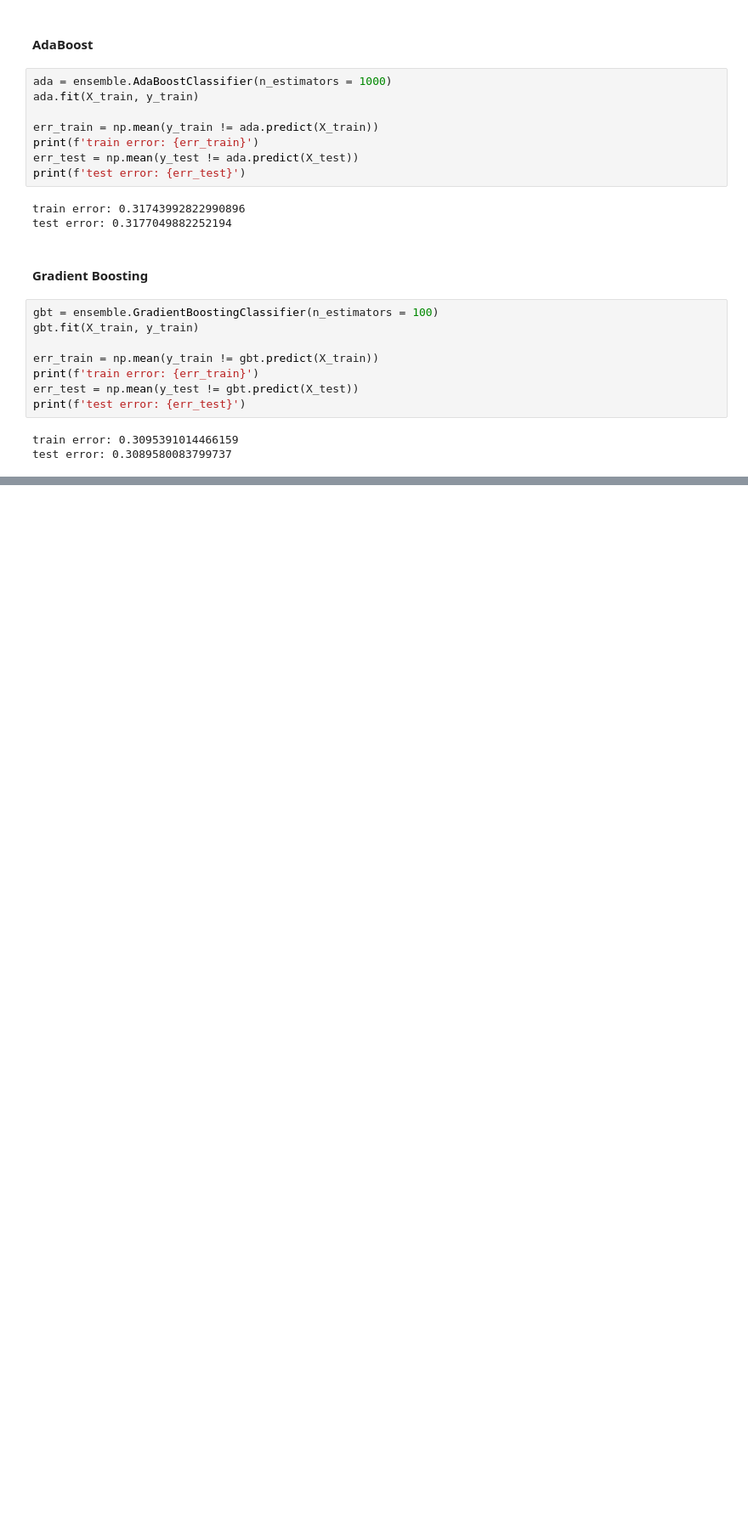
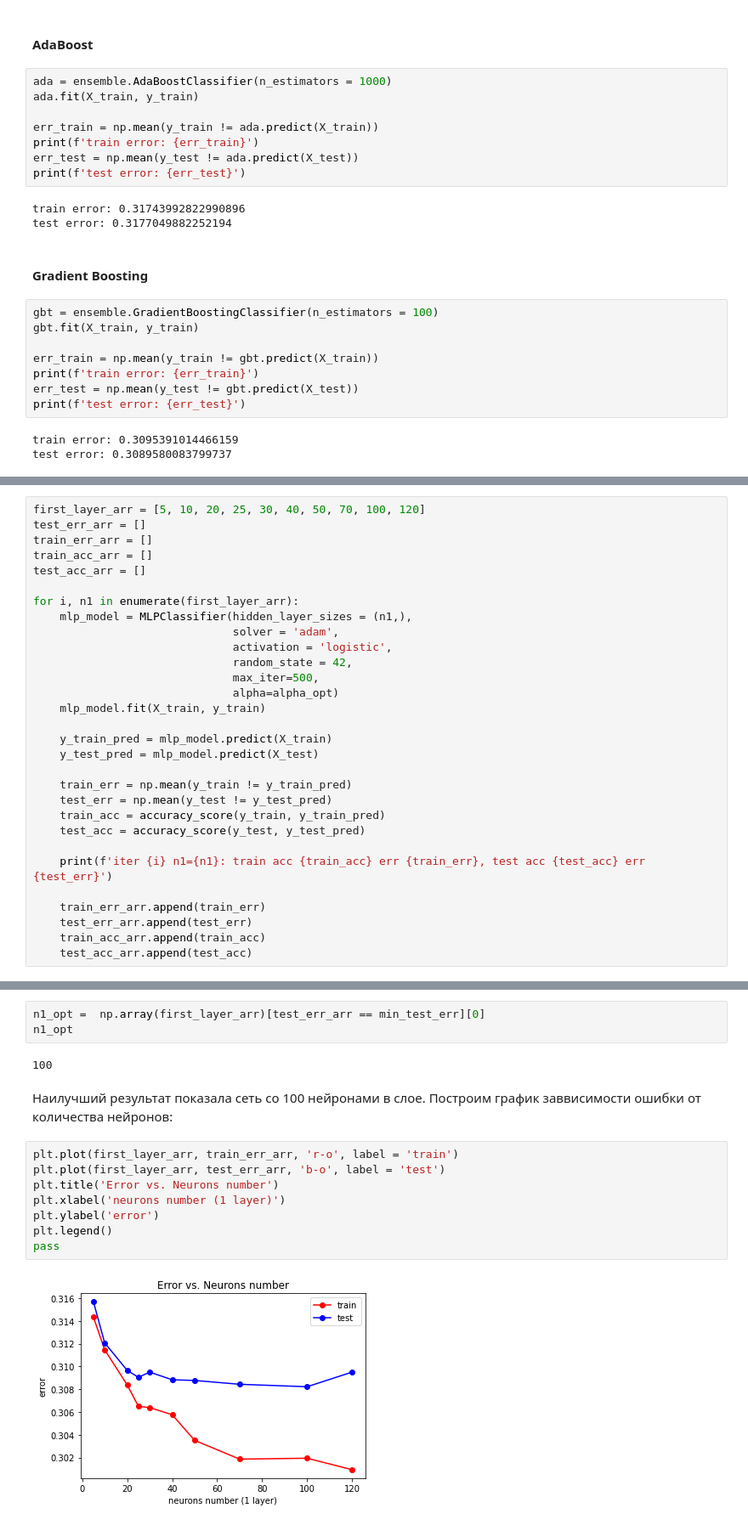
Before and after one commit to eltimen/machine_learning, a Jupyter notebook: 1_classification.ipynb, the cells around one changed output, grey strips where cells are left out. Shown at 85% size. Cells and saved outputs as stored; diff of their text form; blank space fills up the shorter version.

```diff
--- a/1_classification.ipynb
+++ b/1_classification.ipynb
@@ -569,0 +756,30 @@ test error: 0.3089580083799737
+# %%
+first_layer_arr = [5, 10, 20, 25, 30, 40, 50, 70, 100, 120]
+test_err_arr = []
+train_err_arr = []
+train_acc_arr = []
+test_acc_arr = []
+
+for i, n1 in enumerate(first_layer_arr):
+    mlp_model = MLPClassifier(hidden_layer_sizes = (n1,),
+                              solver = 'adam',
+                              activation = 'logistic',
+                              random_state = 42,
+                              max_iter=500,
+                              alpha=alpha_opt)
+    mlp_model.fit(X_train, y_train)
+
+    y_train_pred = mlp_model.predict(X_train)
+    y_test_pred = mlp_model.predict(X_test)
+
+    train_err = np.mean(y_train != y_train_pred)
+    test_err = np.mean(y_test != y_test_pred)
+    train_acc = accuracy_score(y_train, y_train_pred)
+    test_acc = accuracy_score(y_test, y_test_pred)
+
+    print(f'iter {i} n1={n1}: train acc {train_acc} err {train_err}, test acc {test_acc} err {test_err}')
+
+    train_err_arr.append(train_err)
+    test_err_arr.append(test_err)
+    train_acc_arr.append(train_acc)
+    test_acc_arr.append(test_acc)
@@ -569,0 +803,17 @@ test error: 0.3089580083799737
+# %%
+n1_opt =  np.array(first_layer_arr)[test_err_arr == min_test_err][0]
+n1_opt
+# %% [output]
+100
+# %% [markdown]
+Наилучший результат показала сеть со 100 нейронами в слое. Построим график заввисимости ошибки от количества нейронов:
+# %%
+plt.plot(first_layer_arr, train_err_arr, 'r-o', label = 'train')
+plt.plot(first_layer_arr, test_err_arr, 'b-o', label = 'test')
+plt.title('Error vs. Neurons number')
+plt.xlabel('neurons number (1 layer)')
+plt.ylabel('error')
+plt.legend()
+pass
+# %% [output]
+[figure, added]
```
Also changed, not shown: parts of 29 cells of this notebook.
